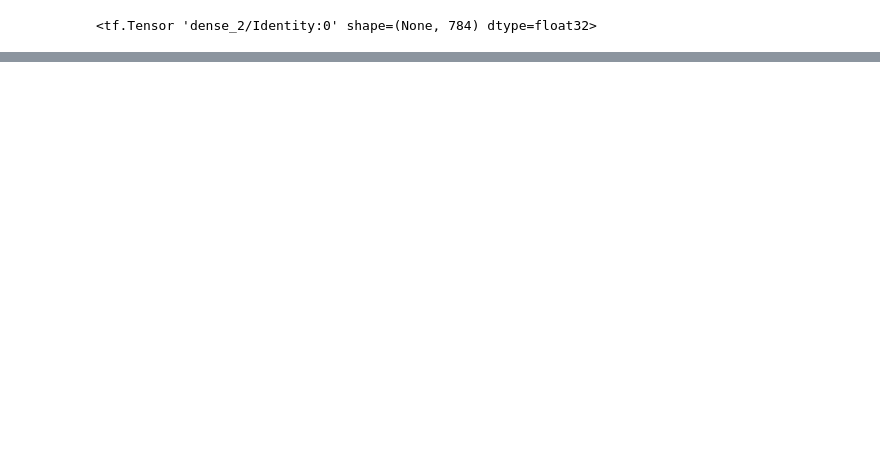
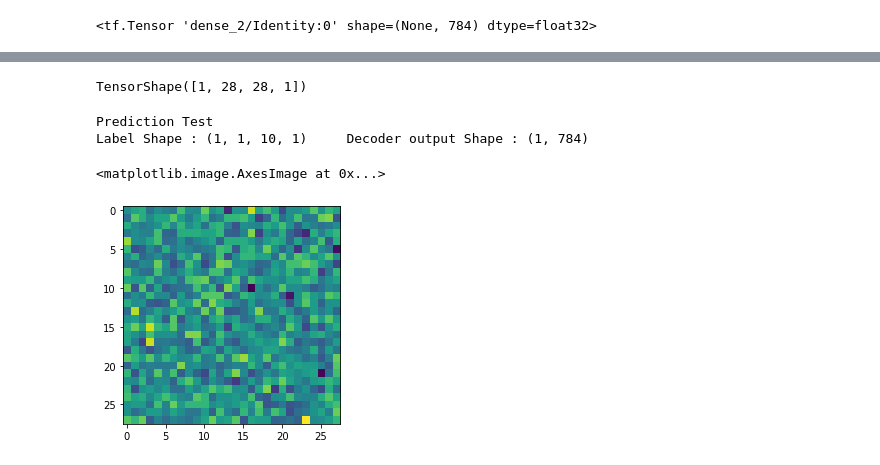
Before and after one commit to ajayKumar99/MNIST_CaspsNet, a Jupyter notebook: CapsNet.ipynb, the cells around one changed output, grey strips where cells are left out. Drawn from its saved outputs; the diff is of its cells as text; code cells hidden in the pictures; blank space fills up the shorter version.

```diff
--- a/CapsNet.ipynb
+++ b/CapsNet.ipynb
@@ -130,6 +131,3 @@ output = tf.keras.layers.Lambda(custom_norm , arguments={'axis':-2})(capsules)
 output.shape
 # %% [output]
 TensorShape([None, 1, 10, 1])
-# %%
-output_argmax = tf.argmax(output , axis=2)
-output_argmax
@@ -138,3 +133,0 @@ output_argmax
-# %%
-output_pred = tf.squeeze(output_argmax , axis=[1 , 2])
-output_pred
@@ -190,0 +188,3 @@ def loss_fx(y_true , y_pred):
+# %%
+decoder = tf.keras.Model(decoder_input , decoder_outputs)
+model = tf.keras.Model([inp_tensor , y] , [output , decoder(masked)])
@@ -190,0 +211,16 @@ def loss_fx(y_true , y_pred):
+# %%
+tester = tf.expand_dims(train_images[0] , axis=0)
+tester.shape
+# %% [output]
+TensorShape([1, 28, 28, 1])
+# %%
+test_label_pred , test_decoded_pred = model.predict([tester , train_labels[0]])
+print("Prediction Test\nLabel Shape : {}\tDecoder output Shape : {}\n".format(test_label_pred.shape , test_decoded_pred.shape))
+
+test_decoded_pred = test_decoded_pred.reshape((28 , 28))
+plt.imshow(test_decoded_pred)
+# %% [output]
+Prediction Test
+Label Shape : (1, 1, 10, 1)     Decoder output Shape : (1, 784)
+<matplotlib.image.AxesImage at 0x...>
+[figure, added]
```
Also changed, not shown: parts of 11 cells of this notebook.
